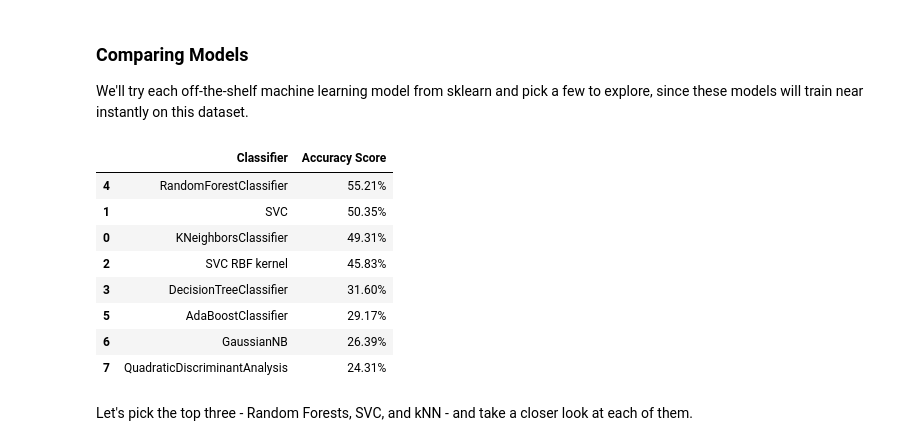
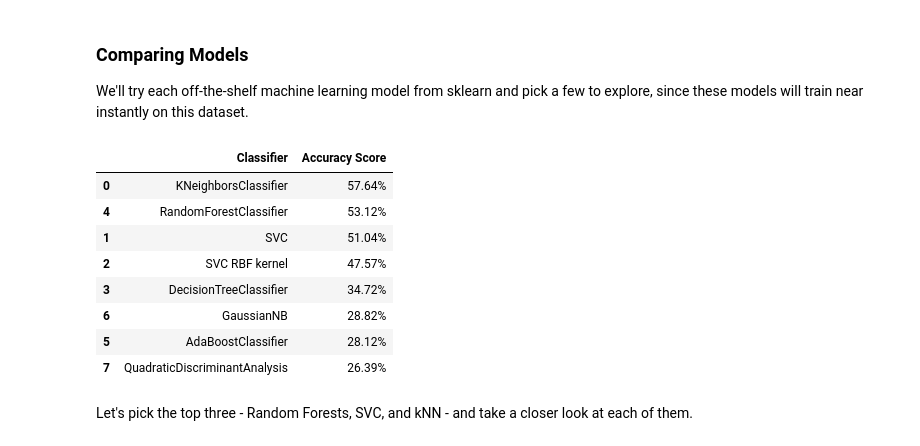
Before and after one commit to wall-e785/Week3-ClassicML, a Jupyter notebook: Week_3_MachineLearning.ipynb, the cells around one changed output. Saved outputs shown, nothing was run; the diff lists cells and outputs as text; code cells hidden in the pictures.

```diff
--- a/Week_3_MachineLearning.ipynb
+++ b/Week_3_MachineLearning.ipynb
@@ -504,42 +501,42 @@ We'll try each off-the-shelf machine learning model from sklearn and pick a few
 # %%
 from sklearn.neighbors import KNeighborsClassifier
 from sklearn.svm import SVC
 from sklearn.tree import DecisionTreeClassifier
 from sklearn.ensemble import RandomForestClassifier, AdaBoostClassifier
 from sklearn.naive_bayes import GaussianNB
 from sklearn.discriminant_analysis import QuadraticDiscriminantAnalysis
 
 classification_models = [
     KNeighborsClassifier(),#(3),
     SVC(kernel='linear'),#, C=0.025),
     SVC(kernel='rbf'),
     DecisionTreeClassifier(),#max_depth=5),
     RandomForestClassifier(),#max_depth=5, n_estimators=10, max_features=1),
     AdaBoostClassifier(),
     GaussianNB(),
     QuadraticDiscriminantAnalysis()]
 
 scores = []
 for model in classification_models:
-    model.fit(X_train_scaled, y_train)
-    score = model.score(X_test_scaled, y_test)
+    model.fit(X_train_minmax, y_train)
+    score = model.score(X_test_minmax, y_test)
     #score_on_my_data.append(model.score(my_data_features), my_data_emotions) ADD FOR ASSIGNMENT
     model_name = type(model).__name__
     if model_name=='SVC' and model.kernel=='rbf': model_name+=' RBF kernel'
     scores.append((model_name,(f'{100*score:.2f}%')))
 # Make it pretty
 scores_df = pd.DataFrame(scores,columns=['Classifier','Accuracy Score'])
 scores_df.sort_values(by='Accuracy Score',axis=0,ascending=False)
 # %% [output]
 |  | Classifier | Accuracy Score |
-| 4 | RandomForestClassifier | 55.21% |
-| 1 | SVC | 50.35% |
-| 0 | KNeighborsClassifier | 49.31% |
-| 2 | SVC RBF kernel | 45.83% |
-| 3 | DecisionTreeClassifier | 31.60% |
-| 5 | AdaBoostClassifier | 29.17% |
-| 6 | GaussianNB | 26.39% |
-| 7 | QuadraticDiscriminantAnalysis | 24.31% |
+| 0 | KNeighborsClassifier | 57.64% |
+| 4 | RandomForestClassifier | 53.12% |
+| 1 | SVC | 51.04% |
+| 2 | SVC RBF kernel | 47.57% |
+| 3 | DecisionTreeClassifier | 34.72% |
+| 6 | GaussianNB | 28.82% |
+| 5 | AdaBoostClassifier | 28.12% |
+| 7 | QuadraticDiscriminantAnalysis | 26.39% |
 # %% [markdown]
 Let's pick the top three - Random Forests, SVC, and kNN - and take a closer look at each of them.
 # %% [markdown]
```
Also changed, not shown: parts of 8 cells of this notebook.
